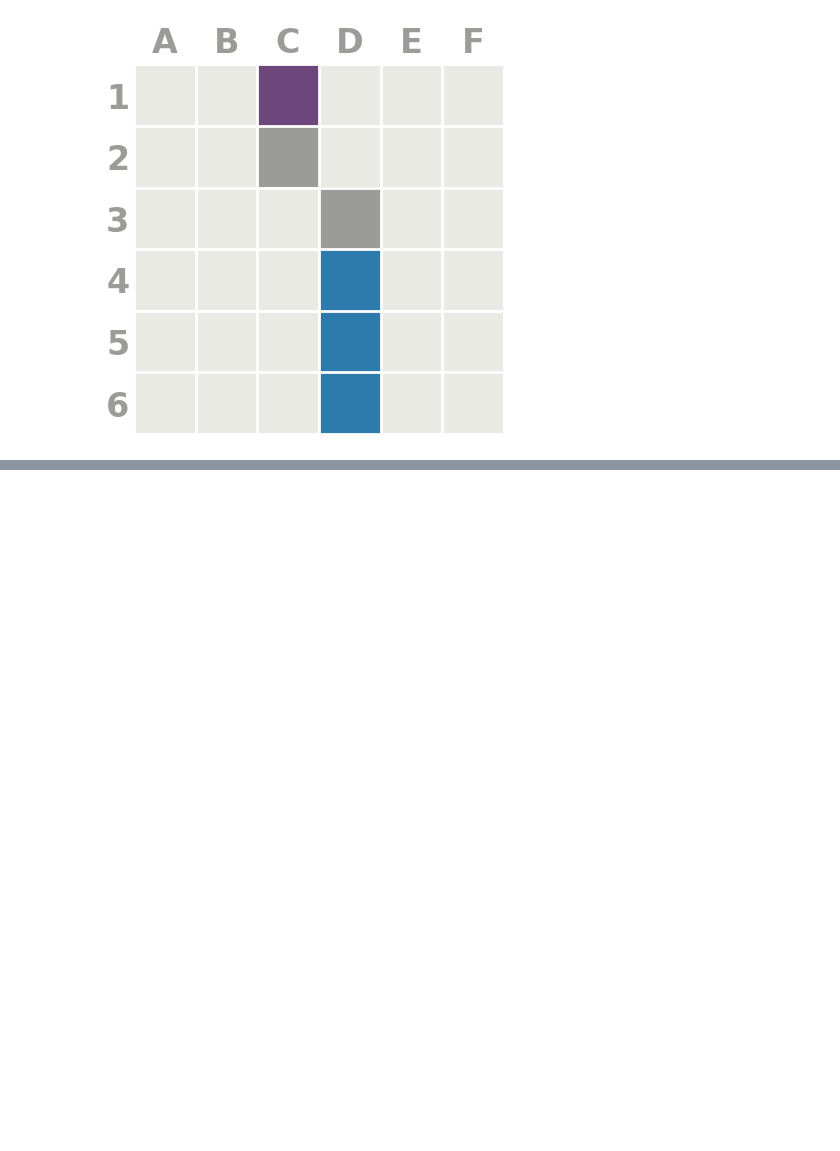
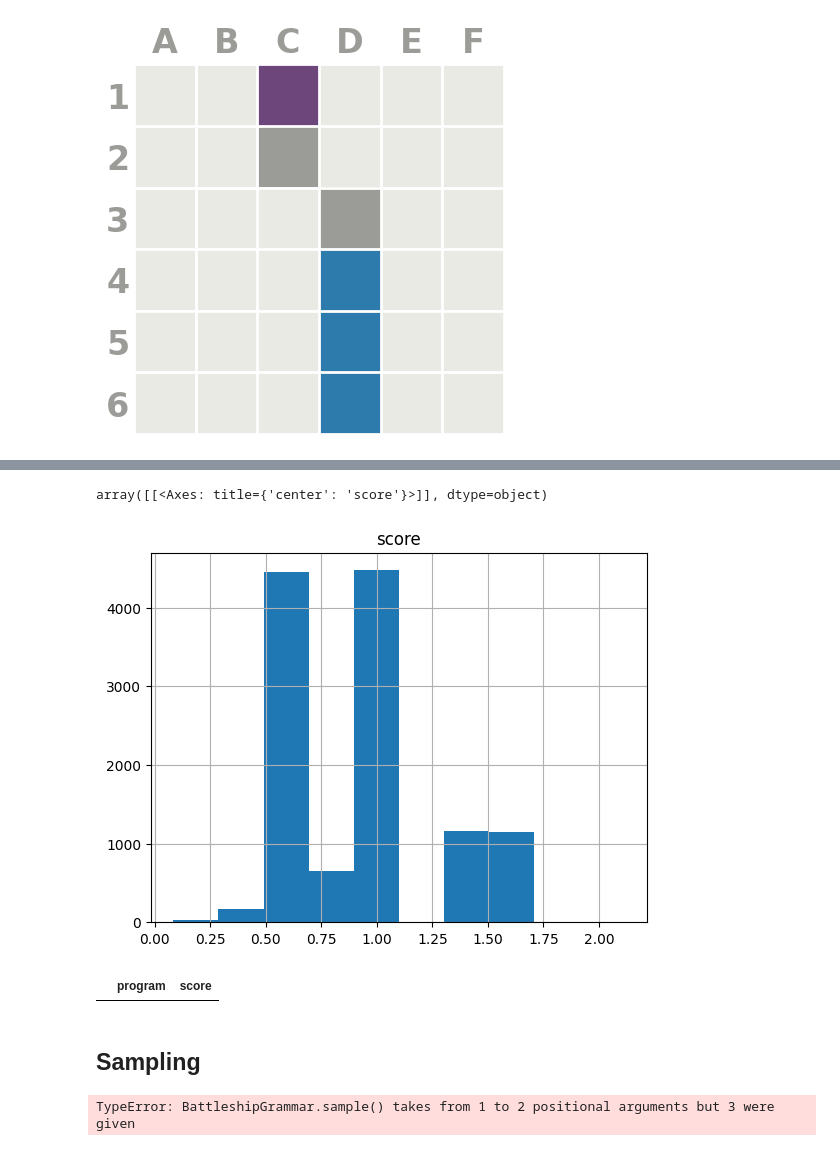
Before and after one commit to gabegrand/battleship, a Jupyter notebook: notebooks/grammar_nltk.ipynb, the cells around one changed output, grey strips where cells are left out. Saved outputs shown, nothing was run; the diff lists cells and outputs as text; code cells hidden in the pictures; blank space fills up the shorter version.

```diff
--- a/notebooks/grammar_nltk.ipynb
+++ b/notebooks/grammar_nltk.ipynb
@@ -98,0 +86,16 @@ df_scores[df_scores["score"] > 0].sort_values("score", ascending=False)
+# %%
+df_scores[df_scores["score"] > 0].hist()
+# %% [output]
+array([[<Axes: title={'center': 'score'}>]], dtype=object)
+[figure, added]
+# %%
+df_scores[df_scores["program"].str.contains("lambda")]
+# %% [output]
+|  | program | score |
+# %% [markdown]
+## Sampling
+# %%
+program = grammar.sample(grammar.grammar, ["S"])
+program
+# %% [output]
+TypeError: BattleshipGrammar.sample() takes from 1 to 2 positional arguments but 3 were given
```
Also changed, not shown: parts of 11 cells of this notebook, 1 other file.
